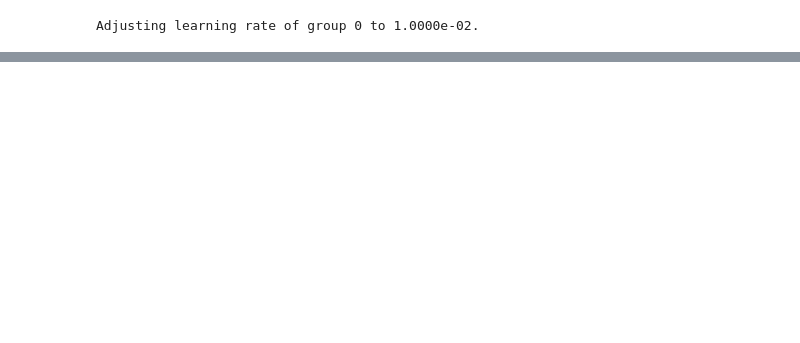
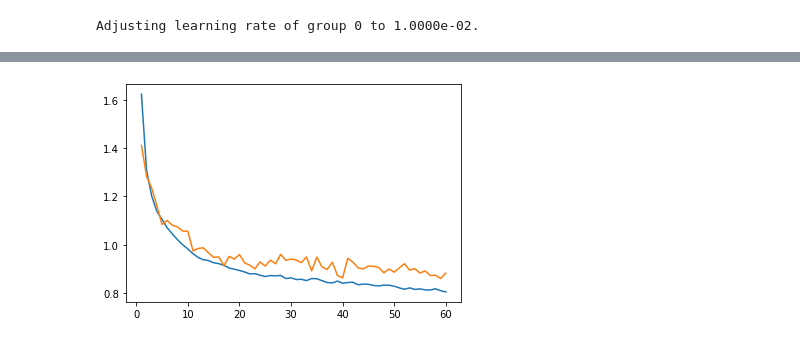
Before and after one commit to smfelixchoi/MATH-DL-study, a Jupyter notebook: 3.CNN/ResNet_PyTorch.ipynb, the cells around one changed output, grey strips where cells are left out. Drawn from its saved outputs; the diff is of its cells as text; code cells hidden in the pictures; blank space fills up the shorter version.

```diff
--- a/3.CNN/ResNet_PyTorch.ipynb
+++ b/3.CNN/ResNet_PyTorch.ipynb
@@ -58,8 +47,7 @@ valid_num = len(dataset) - train_num
 
 trainset, validset = random_split(dataset, [train_num, valid_num])
 # %%
-batch_size = 128
-trainloader = DataLoader(trainset, batch_size=batch_size, shuffle=True, num_workers=4)
-validloader = DataLoader(validset, batch_size=batch_size, shuffle=False, num_workers=4)
-testloader = DataLoader(testset, batch_size=batch_size, shuffle=False, num_workers=4)
+trainloader = DataLoader(trainset, batch_size=128, shuffle=True, num_workers=6)
+validloader = DataLoader(validset, batch_size=100, shuffle=False, num_workers=6)
+testloader = DataLoader(testset, batch_size=100, shuffle=False, num_workers=6)
 # %% [markdown]
@@ -349,0 +388,2 @@ plt.show()
+# %%
+resnet18 = resnet.resnet18().to(device)
@@ -349,0 +410,10 @@ plt.show()
+# %%
+loss_ftn = nn.CrossEntropyLoss()
+optimizer = optim.Adam(resnet18.parameters(), lr=0.01, weight_decay=0.001)
+# scheduler = optim.lr_scheduler.LambdaLR(optimizer=optimizer,
+#                                         lr_lambda=lambda epoch: (0.95 ** epoch) * (0.5 ** int(epoch//5)),
+#                                         last_epoch=-1,
+#                                         verbose=True)
+
+# optimizer = optim.SGD(resnet18.parameters(), lr=0.1, momentum=0.9, weight_decay=5e-4)
+scheduler = torch.optim.lr_scheduler.CosineAnnealingLR(optimizer, T_max=200, verbose=True)
@@ -349,0 +422,5 @@ plt.show()
+# %%
+EPOCHS=60
+
+losses, accs, valid_losses, valid_accs = train(resnet18, trainloader, validloader, EPOCHS, device,
+                                               loss_ftn, optimizer, scheduler=scheduler)
@@ -349,0 +477,7 @@ plt.show()
+# %%
+plt.figure()
+plt.plot(np.arange(1, EPOCHS+1), losses, label='training loss')
+plt.plot(np.arange(1, EPOCHS+1), valid_losses, label='validation loss')
+plt.show()
+# %% [output]
+[figure, added]
```
Also changed, not shown: parts of 44 cells of this notebook, 3 other files.
